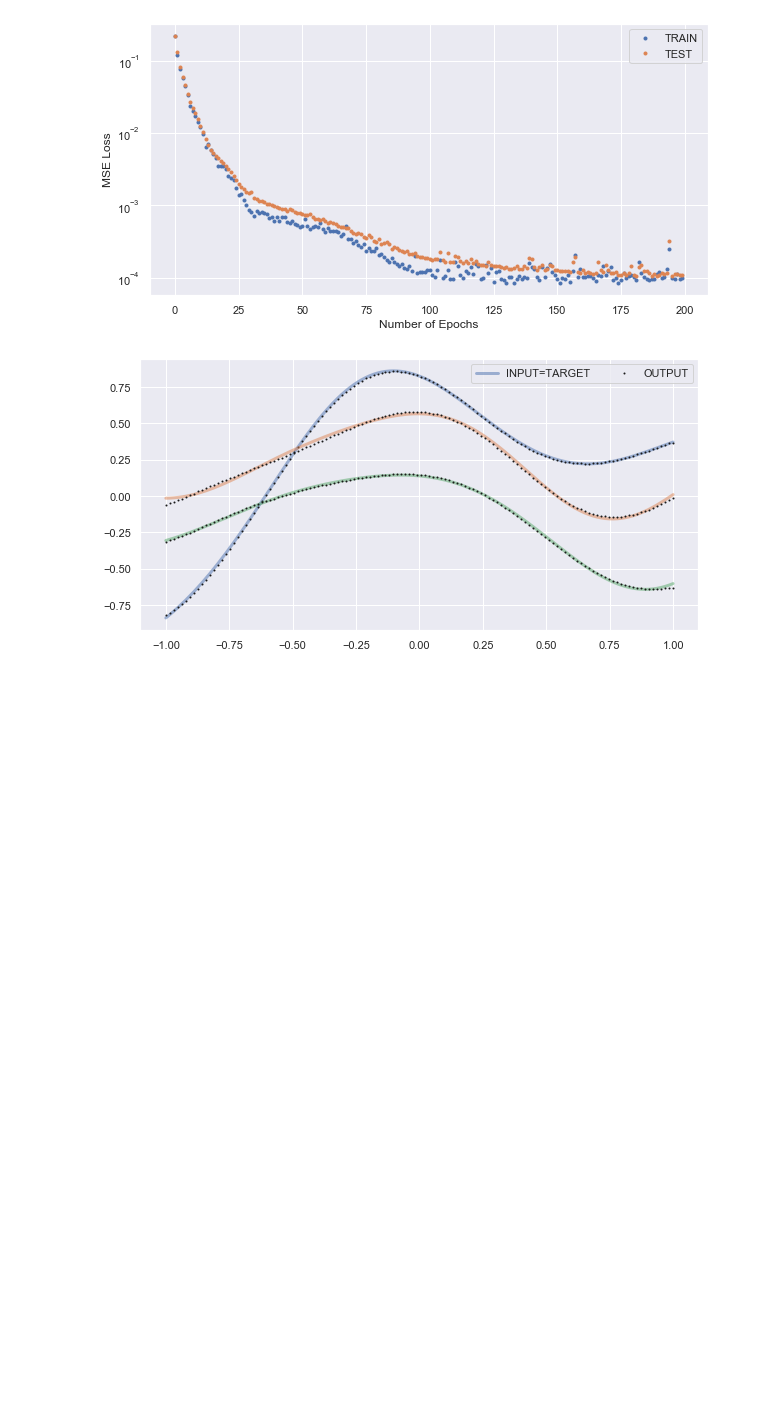
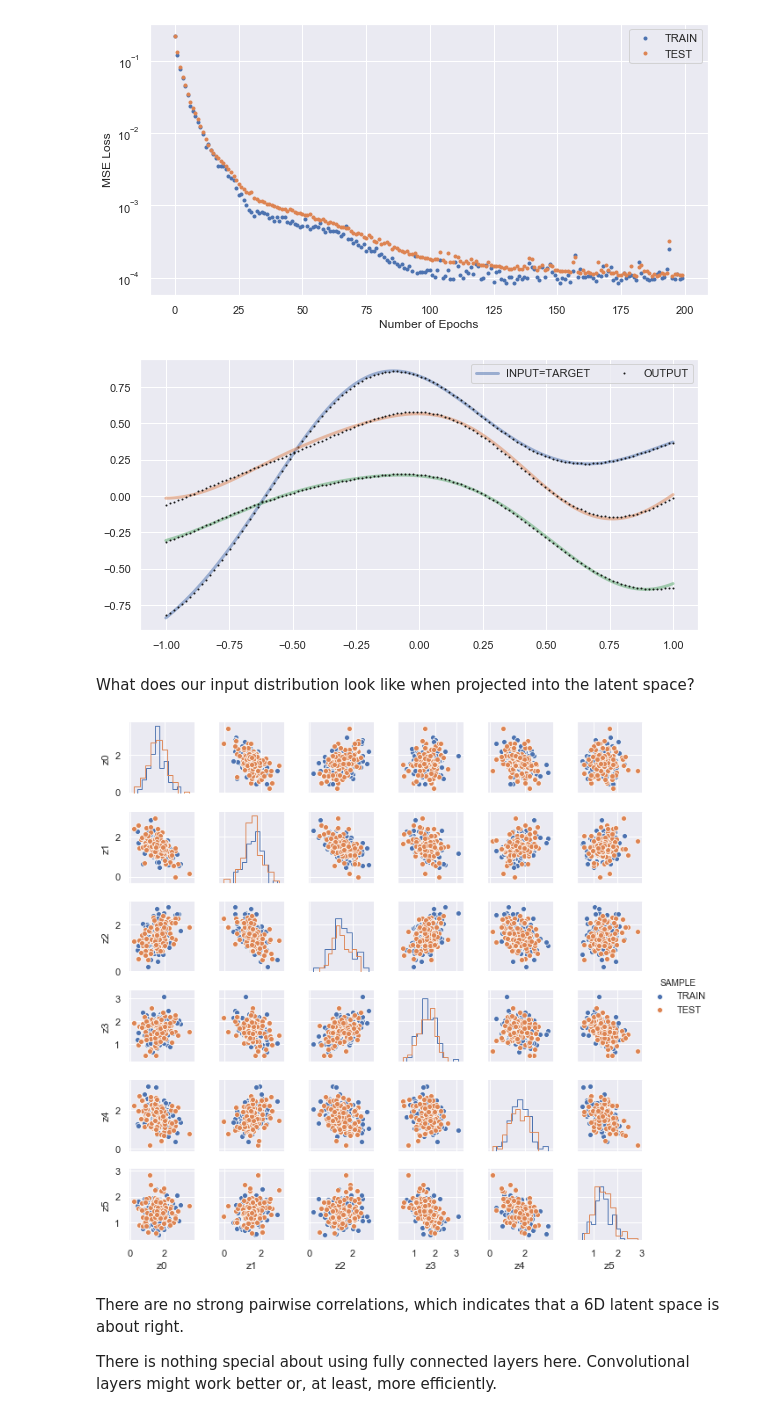
Before and after one commit to dkirkby/kavli2019, a Jupyter notebook: Lecture2.ipynb, the cells around one changed output. Drawn from its saved outputs; the diff is of its cells as text; code cells hidden in the pictures; blank space fills up the shorter version.

```diff
--- a/Lecture2.ipynb
+++ b/Lecture2.ipynb
@@ -217,0 +293,21 @@ plot_test(y_pred)
+# %% [markdown]
+What does our input distribution look like when projected into the latent space?
+# %%
+trace(model)
+y1 = model(x_train[:100])
+z1 = model.ACT0.output
+y2 = model(x_test[:100])
+z2 = model.ACT0.output
+# %%
+latent_cols = [f'z{k}' for k in range(6)]
+latent = pd.DataFrame(torch.cat((z1, z2)).numpy(), columns=latent_cols)
+latent['SAMPLE'] = ['TRAIN'] * 100 + ['TEST'] * 100
+# %%
+sns.pairplot(latent, hue='SAMPLE', vars=latent_cols, height=1.5,
+             diag_kind='hist', diag_kws={'histtype': 'step'});
+# %% [output]
+[figure, added]
+# %% [markdown]
+There are no strong pairwise correlations, which indicates that a 6D latent space is about right.
+
+There is nothing special about using fully connected layers here.  Convolutional layers might work better or, at least, more efficiently.
```
Also changed, not shown: parts of 21 cells of this notebook.
